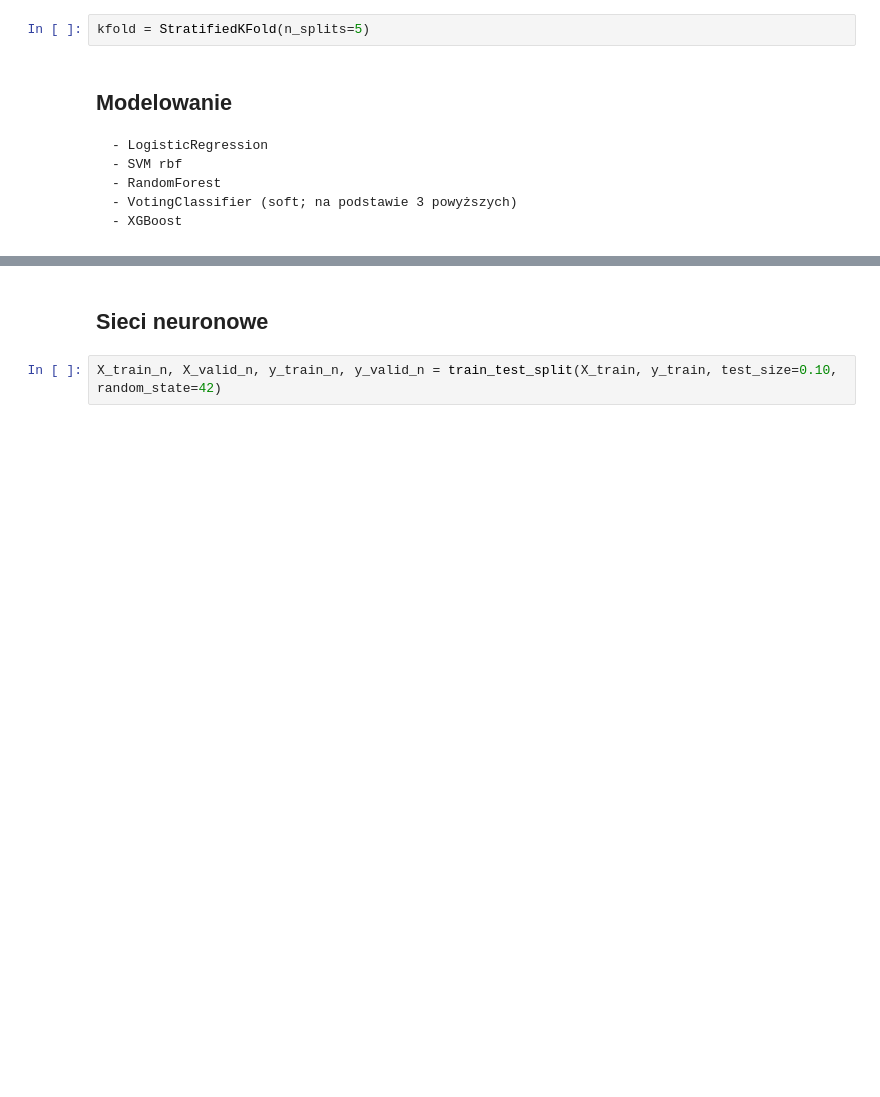
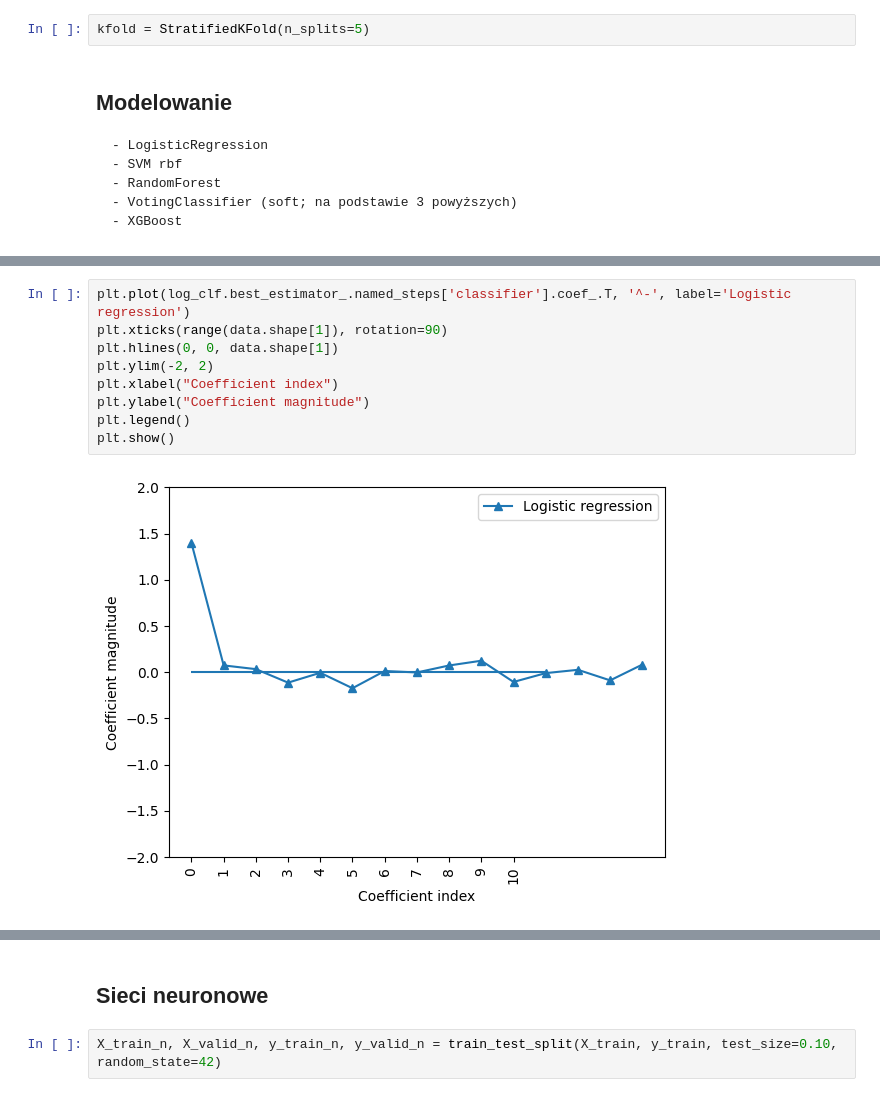
Before and after one commit to ppurs/stroke_prediction, a Jupyter notebook: PSI_projekt.ipynb, the cells around one changed output, grey strips where cells are left out. Drawn from its saved outputs; the diff is of its cells as text; blank space fills up the shorter version.

```diff
--- a/PSI_projekt.ipynb
+++ b/PSI_projekt.ipynb
@@ -391,0 +392,11 @@ df
+# %%
+plt.plot(log_clf.best_estimator_.named_steps['classifier'].coef_.T, '^-', label='Logistic regression')
+plt.xticks(range(data.shape[1]), rotation=90)
+plt.hlines(0, 0, data.shape[1])
+plt.ylim(-2, 2)
+plt.xlabel("Coefficient index")
+plt.ylabel("Coefficient magnitude")
+plt.legend()
+plt.show()
+# %% [output]
+[figure, added]
```
Also changed, not shown: parts of 22 cells of this notebook.
